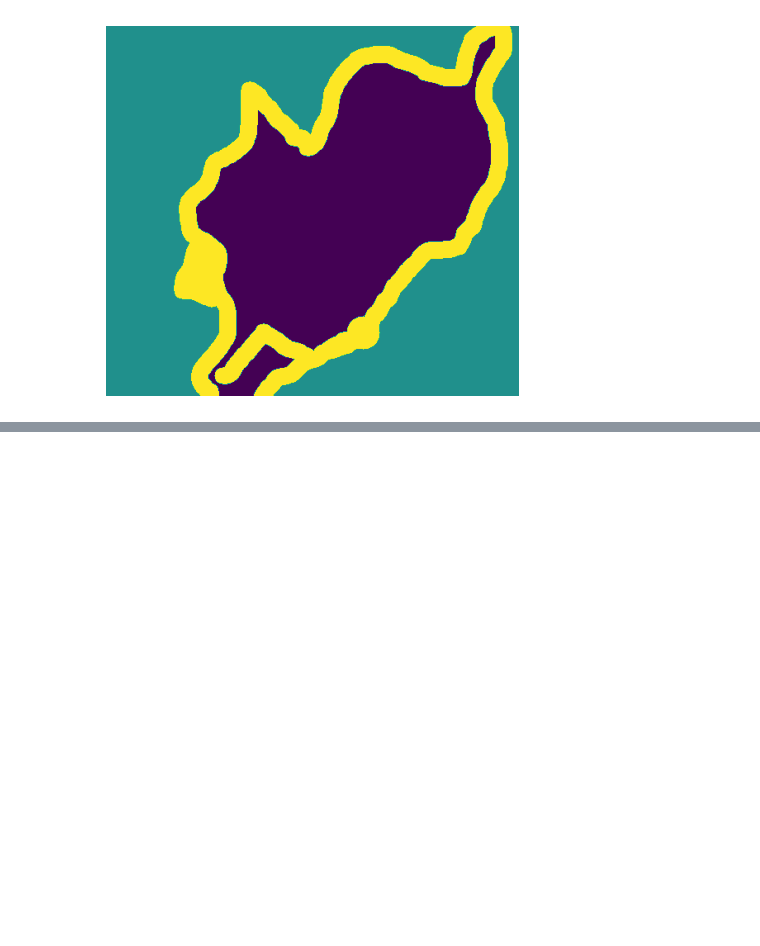
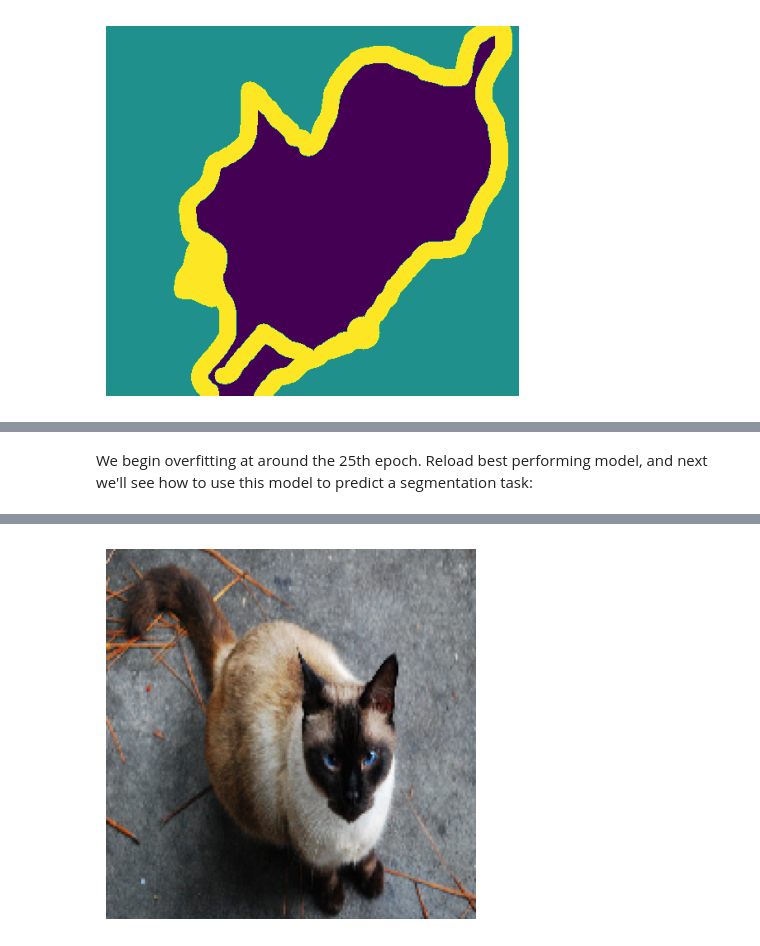
Before and after one commit to allan7yin/Deep-Learning, a Jupyter notebook: computer_vision/image_segmentation/advanced_comp_vision.ipynb, the cells around one changed output, grey strips where cells are left out. Saved outputs shown, nothing was run; the diff lists cells and outputs as text; code cells hidden in the pictures; blank space fills up the shorter version.

```diff
--- a/computer_vision/image_segmentation/advanced_comp_vision.ipynb
+++ b/computer_vision/image_segmentation/advanced_comp_vision.ipynb
@@ -65,0 +198,19 @@ display_target(img)
+# %% [markdown]
+We begin overfitting at around the 25th epoch. Reload best performing model, and next we'll see how to use this model to predict a segmentation task:
+# %%
+from tensorflow.keras.utils import array_to_img
+
+model = keras.models.load_model("oxford_segmentation.keras")
+
+i=4
+test_image = val_input_imgs[i]
+plt.axis("off")
+plt.imshow(array_to_img(test_image))
+mask = model.predict(np.expand_dims(test_image, 0))[0]
+
+def display_mask(pred):
+  mask = np.argmax(pred, axis=-1)
+  mask *= 127
+  plt.axis("off")
+  plt.imshow(mask)
+# %% [output]
@@ -65,0 +219 @@ display_target(img)
+[figure, added]
```
Also changed, not shown: parts of 10 cells of this notebook.
